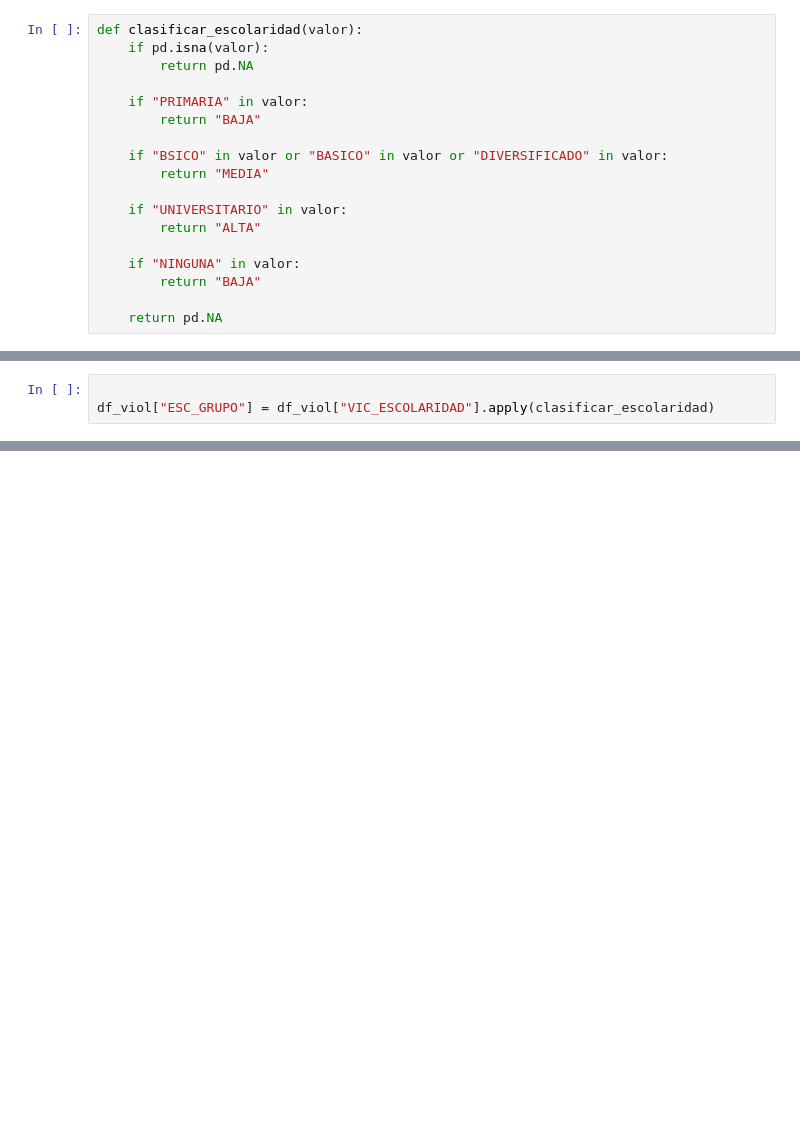
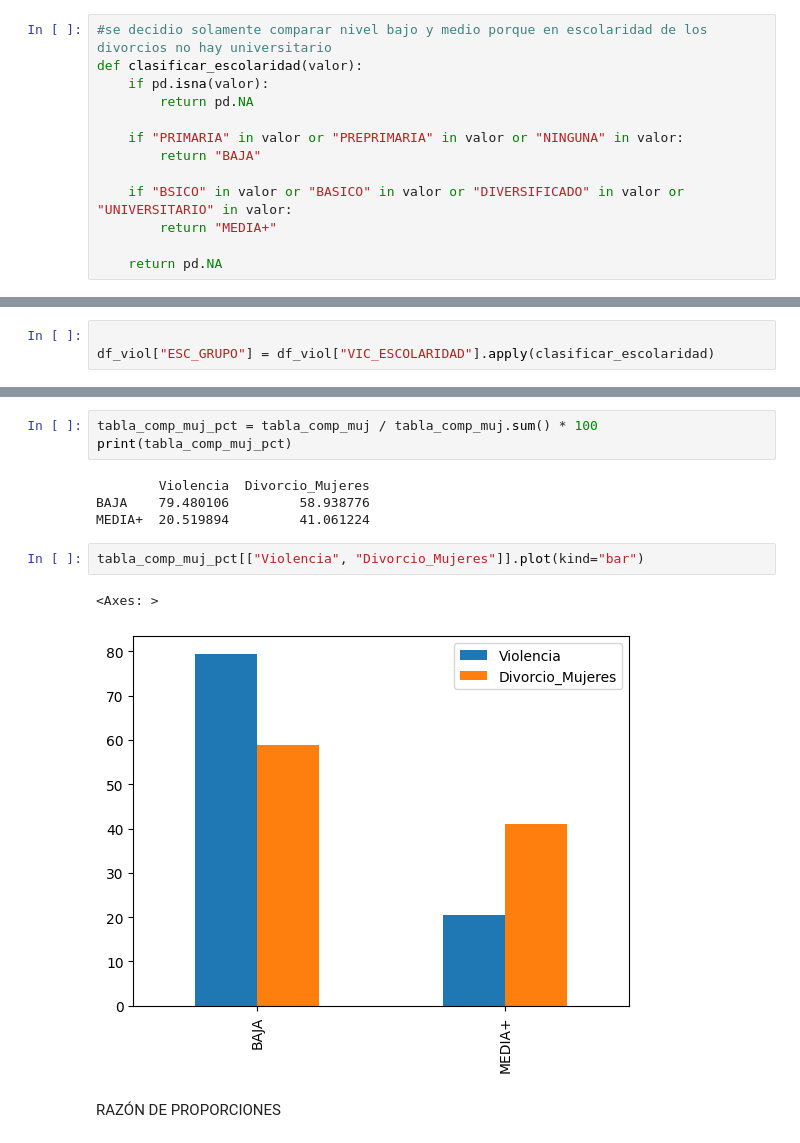
Before and after one commit to ecarcamo/pry1-data-mining, a Jupyter notebook: data/preguntas_corregidas/pregunta3.ipynb, the cells around one changed output, grey strips where cells are left out. Saved outputs shown, nothing was run; the diff lists cells and outputs as text; blank space fills up the shorter version.

```diff
--- a/data/preguntas_corregidas/pregunta3.ipynb
+++ b/data/preguntas_corregidas/pregunta3.ipynb
@@ -29,21 +93,16 @@ df_viol = pd.read_csv('../files/violencia_intrafamiliar_limpio1.csv', encoding="
 # %% [markdown]
 ASIGNACIÓN DE CLASES
 # %%
+#se decidio solamente comparar nivel bajo y medio porque en escolaridad de los divorcios no hay universitario
 def clasificar_escolaridad(valor):
     if pd.isna(valor):
         return pd.NA
 
-    if "PRIMARIA" in valor:
+    if "PRIMARIA" in valor or "PREPRIMARIA" in valor or "NINGUNA" in valor:
         return "BAJA"
 
-    if "BSICO" in valor or "BASICO" in valor or "DIVERSIFICADO" in valor:
-        return "MEDIA"
-
-    if "UNIVERSITARIO" in valor:
-        return "ALTA"
-
-    if "NINGUNA" in valor:
-        return "BAJA"
+    if "BSICO" in valor or "BASICO" in valor or "DIVERSIFICADO" in valor or "UNIVERSITARIO" in valor:
+        return "MEDIA+"
 
     return pd.NA
 # %%
@@ -70,0 +150,14 @@ MEDIA      21124           14084.0
+# %%
+tabla_comp_muj_pct = tabla_comp_muj / tabla_comp_muj.sum() * 100
+print(tabla_comp_muj_pct)
+# %% [output]
+        Violencia  Divorcio_Mujeres
+BAJA    79.480106         58.938776
+MEDIA+  20.519894         41.061224
+# %%
+tabla_comp_muj_pct[["Violencia", "Divorcio_Mujeres"]].plot(kind="bar")
+# %% [output]
+<Axes: >
+[figure, added]
+# %% [markdown]
+RAZÓN DE PROPORCIONES
```
Also changed, not shown: parts of 10 cells of this notebook.
